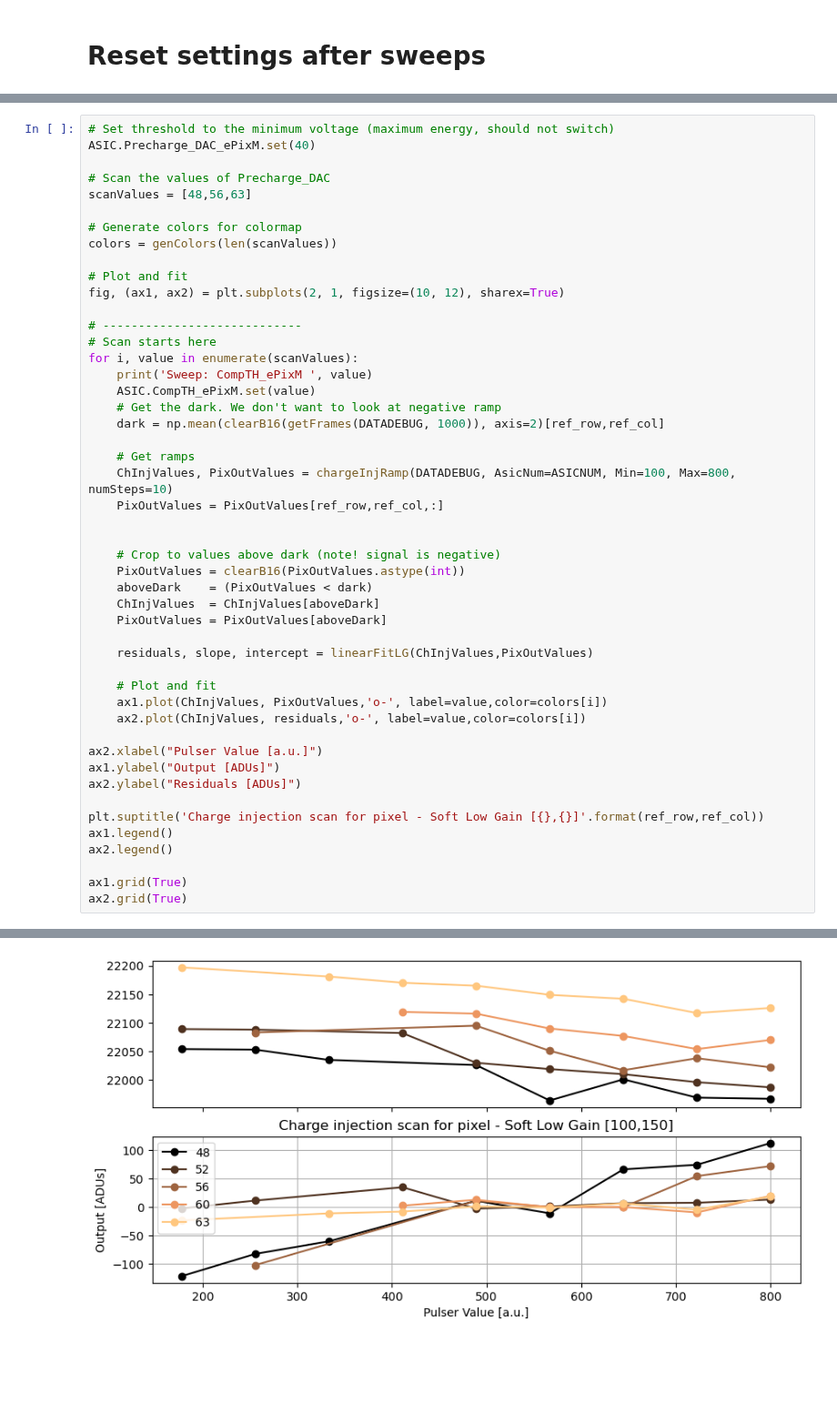
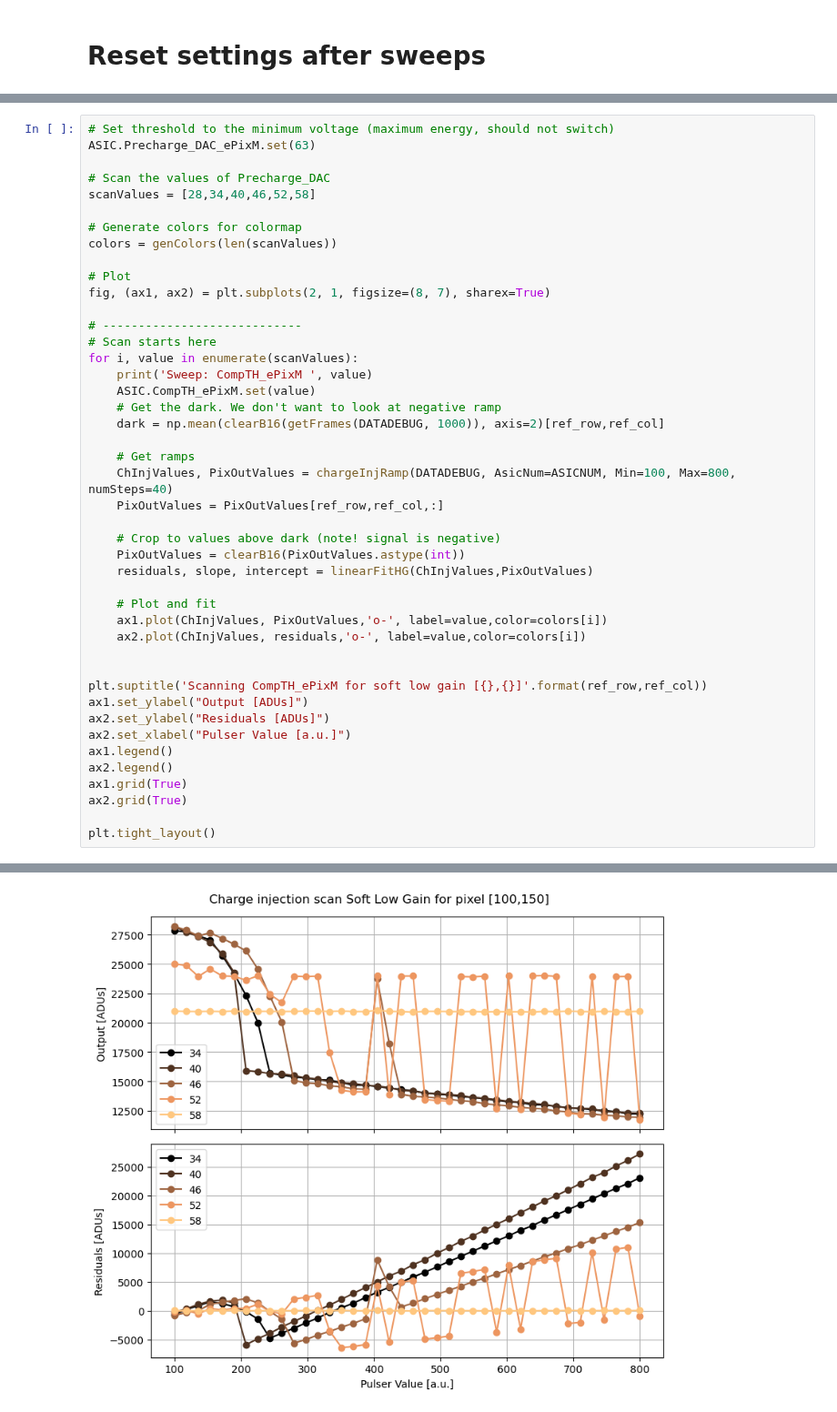
Before and after one commit to slaclab/epix-hr-m-320k, a Jupyter notebook: software/notebook/Pixel_SNR_sweep.ipynb, the cells around one changed output, grey strips where cells are left out. Shown at 91% size. Cells and saved outputs as stored; diff of their text form; blank space fills up the shorter version.

```diff
--- a/software/notebook/Pixel_SNR_sweep.ipynb
+++ b/software/notebook/Pixel_SNR_sweep.ipynb
@@ -494,15 +760,15 @@ Injecting ramp point 99/100
 # %%
 # Set threshold to the minimum voltage (maximum energy, should not switch)
-ASIC.Precharge_DAC_ePixM.set(40)
+ASIC.Precharge_DAC_ePixM.set(63)
 
 # Scan the values of Precharge_DAC
-scanValues = [48,56,63]
+scanValues = [28,34,40,46,52,58]
 
 # Generate colors for colormap
 colors = genColors(len(scanValues))
 
-# Plot and fit
-fig, (ax1, ax2) = plt.subplots(2, 1, figsize=(10, 12), sharex=True)
+# Plot
+fig, (ax1, ax2) = plt.subplots(2, 1, figsize=(8, 7), sharex=True)
 
 # ----------------------------
 # Scan starts here
@@ -513,30 +779,26 @@ for i, value in enumerate(scanValues):
     dark = np.mean(clearB16(getFrames(DATADEBUG, 1000)), axis=2)[ref_row,ref_col]
 
     # Get ramps
-    ChInjValues, PixOutValues = chargeInjRamp(DATADEBUG, AsicNum=ASICNUM, Min=100, Max=800, numSteps=10)
+    ChInjValues, PixOutValues = chargeInjRamp(DATADEBUG, AsicNum=ASICNUM, Min=100, Max=800, numSteps=40)
     PixOutValues = PixOutValues[ref_row,ref_col,:]
-
 
     # Crop to values above dark (note! signal is negative)
     PixOutValues = clearB16(PixOutValues.astype(int))
-    aboveDark    = (PixOutValues < dark)
-    ChInjValues  = ChInjValues[aboveDark]
-    PixOutValues = PixOutValues[aboveDark]
-
-    residuals, slope, intercept = linearFitLG(ChInjValues,PixOutValues)
+    residuals, slope, intercept = linearFitHG(ChInjValues,PixOutValues)
 
     # Plot and fit
     ax1.plot(ChInjValues, PixOutValues,'o-', label=value,color=colors[i])
     ax2.plot(ChInjValues, residuals,'o-', label=value,color=colors[i])
 
-ax2.xlabel("Pulser Value [a.u.]")
-ax1.ylabel("Output [ADUs]")
-ax2.ylabel("Residuals [ADUs]")
 
-plt.suptitle('Charge injection scan for pixel - Soft Low Gain [{},{}]'.format(ref_row,ref_col))
+plt.suptitle('Scanning CompTH_ePixM for soft low gain [{},{}]'.format(ref_row,ref_col))
+ax1.set_ylabel("Output [ADUs]")
+ax2.set_ylabel("Residuals [ADUs]")
+ax2.set_xlabel("Pulser Value [a.u.]")
 ax1.legend()
 ax2.legend()
-
 ax1.grid(True)
 ax2.grid(True)
+
+plt.tight_layout()
 # %% [output]
@@ -560,3 +822,3 @@ Injecting ramp point 9/10
-[figure, old version]
+[figure, new version]
 # %%
 # Set threshold to the minimum voltage (maximum energy, should not switch)
```
Also changed, not shown: parts of 19 cells of this notebook, 2 other files.
